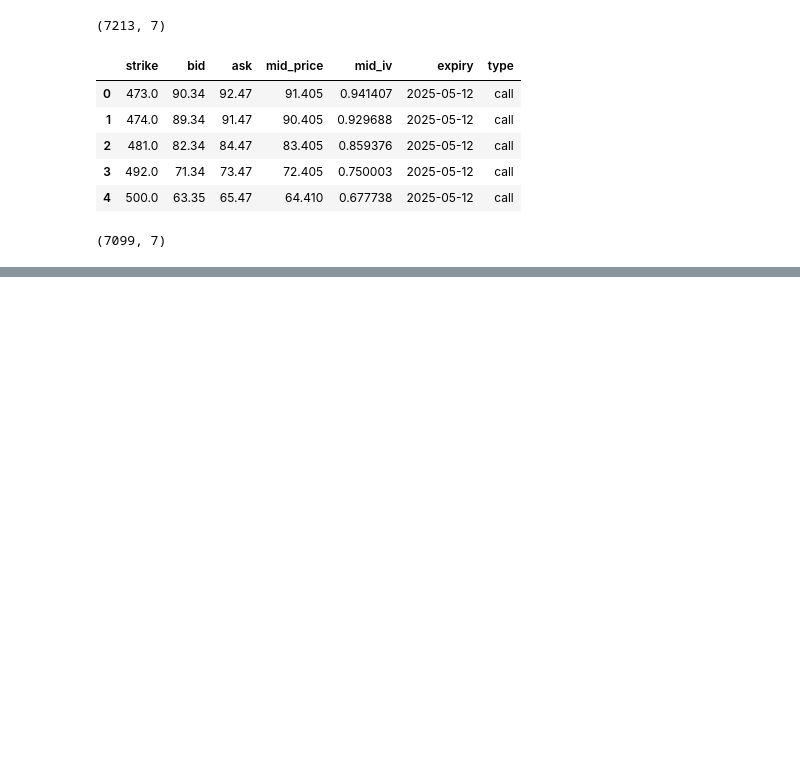
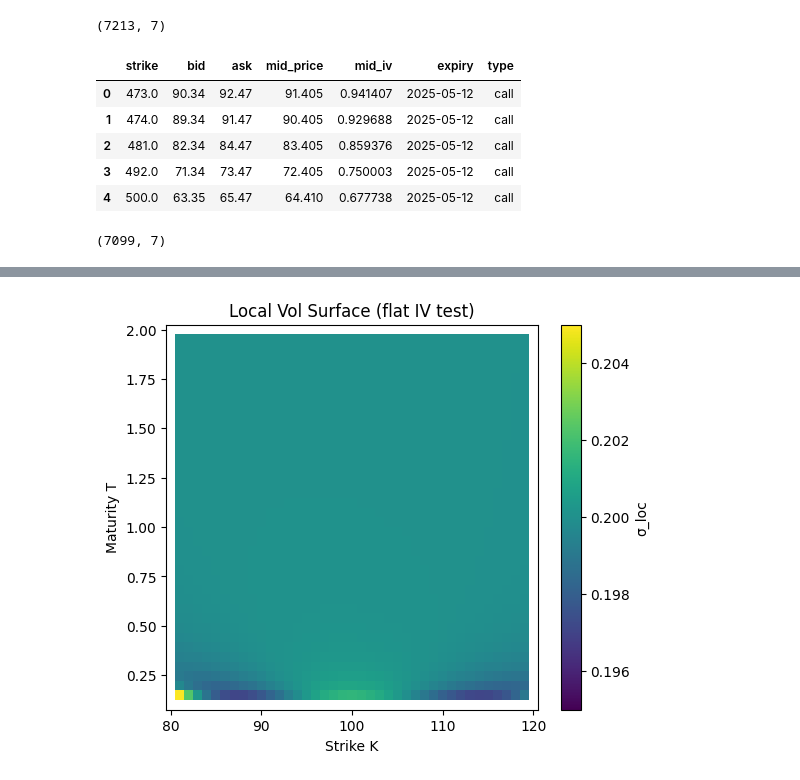
Before and after one commit to FallenElias/LSV-PRICER, a Jupyter notebook: testing.ipynb, the cells around one changed output, grey strips where cells are left out. Cells and saved outputs as stored; diff of their text form; code cells hidden in the pictures; blank space fills up the shorter version.

```diff
--- a/testing.ipynb
+++ b/testing.ipynb
@@ -37,0 +74,27 @@ YF.download() has changed argument auto_adjust default to True
+# %%
+import numpy as np
+import matplotlib.pyplot as plt
+from model.local_vol import dupire_local_vol
+
+# 1. Define a test implied-vol surface and grid
+sigma0 = 0.2
+iv_func = lambda K, T: sigma0
+
+Ks = np.linspace(80, 120, 41)
+Ts = np.linspace(0.1, 2.0, 40)
+
+# 2. Compute local-vol
+S0, r, q = 100.0, 0.0, 0.0
+sigma_loc = dupire_local_vol(S0, Ks, Ts, iv_func, r, q)
+
+# 3. Plot as heatmap
+fig, ax = plt.subplots(figsize=(6,5))
+pcm = ax.pcolormesh(Ks, Ts, sigma_loc, shading='auto', vmin=0.195, vmax=0.205)
+ax.set_xlabel("Strike K")
+ax.set_ylabel("Maturity T")
+ax.set_title("Local Vol Surface (flat IV test)")
+cbar = fig.colorbar(pcm, ax=ax)
+cbar.set_label("σ_loc")
+plt.show()
+# %% [output]
+[figure, added]
```
Also changed, not shown: parts of 1 cell of this notebook, 4 other files.
